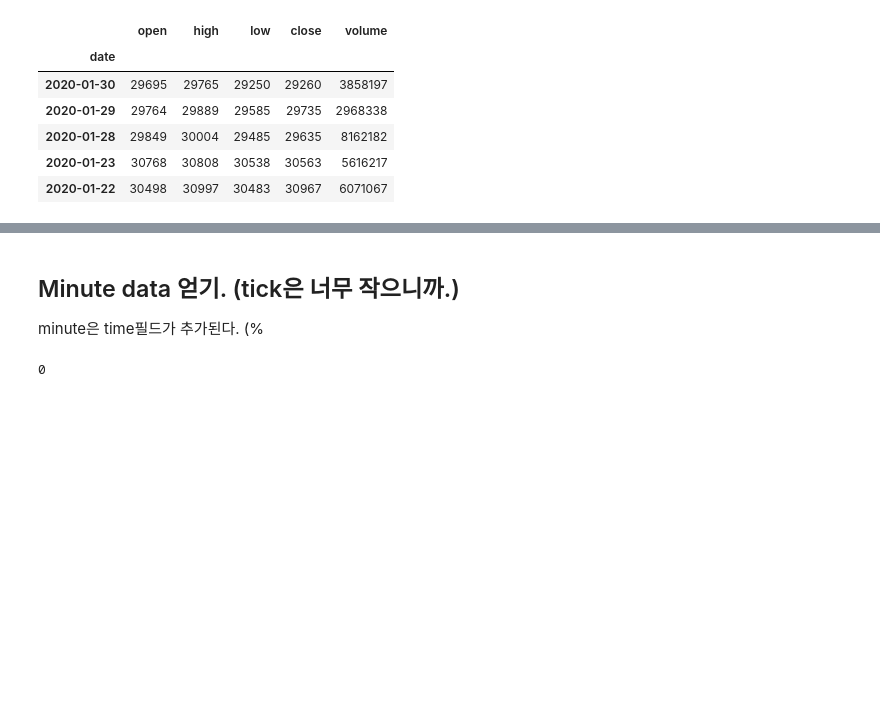
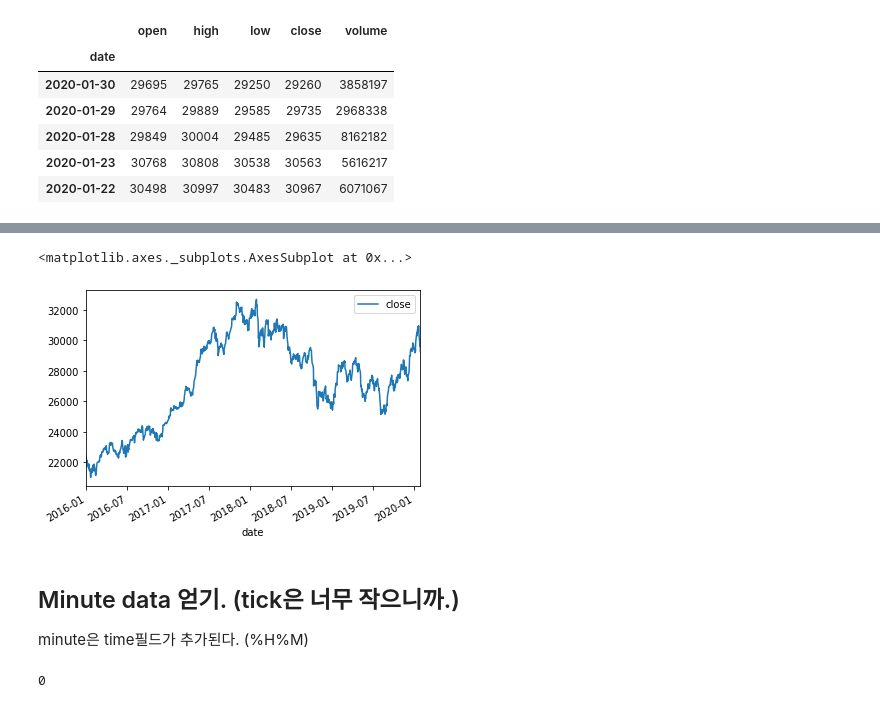
Before and after one commit to jaepil-choi/python_algotrading, a Jupyter notebook: 32-bit-jupyter_notes/CYBOS_KODEX200_price_data.ipynb, the cells around one changed output, grey strips where cells are left out. Cells and saved outputs as stored; diff of their text form; code cells hidden in the pictures; blank space fills up the shorter version.

Commit message:
Add daily & minute close price plots

```diff
--- a/32-bit-jupyter_notes/CYBOS_KODEX200_price_data.ipynb
+++ b/32-bit-jupyter_notes/CYBOS_KODEX200_price_data.ipynb
@@ -129,7 +141,12 @@ kodex200_ts_d_df.to_pickle('./data_files/kodex200_ts_d_df.pkl')
+# %%
+kodex200_ts_d_df.plot(y='close')
+# %% [output]
+<matplotlib.axes._subplots.AxesSubplot at 0x...>
+[figure, added]
 # %% [markdown]
 ## Minute data 얻기. (tick은 너무 작으니까.)
 
-minute은 time필드가 추가된다. (%
+minute은 time필드가 추가된다. (%H%M)
 # %%
 # 종목과 조회조건 등을 설정.
 
```
Also changed, not shown: parts of 3 cells of this notebook.
